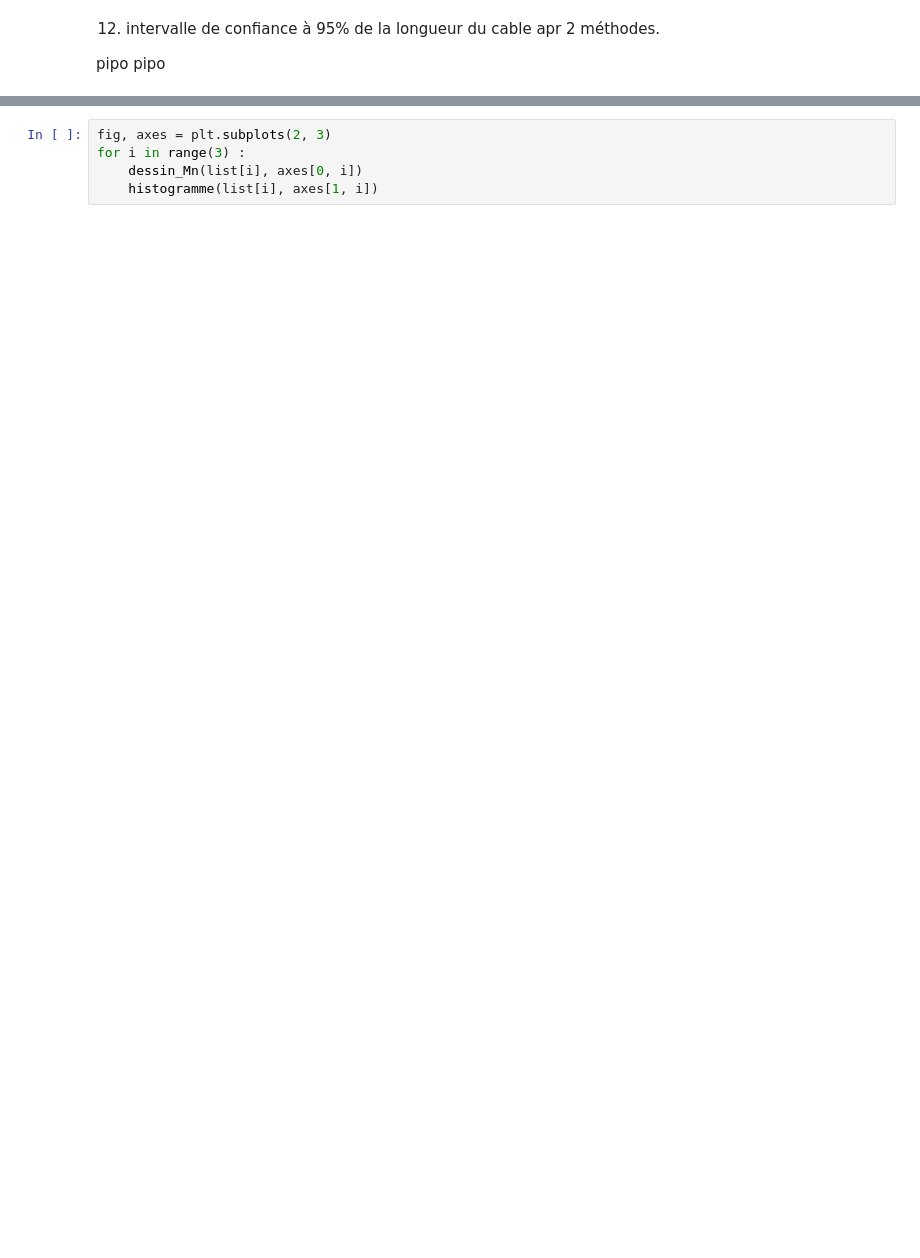
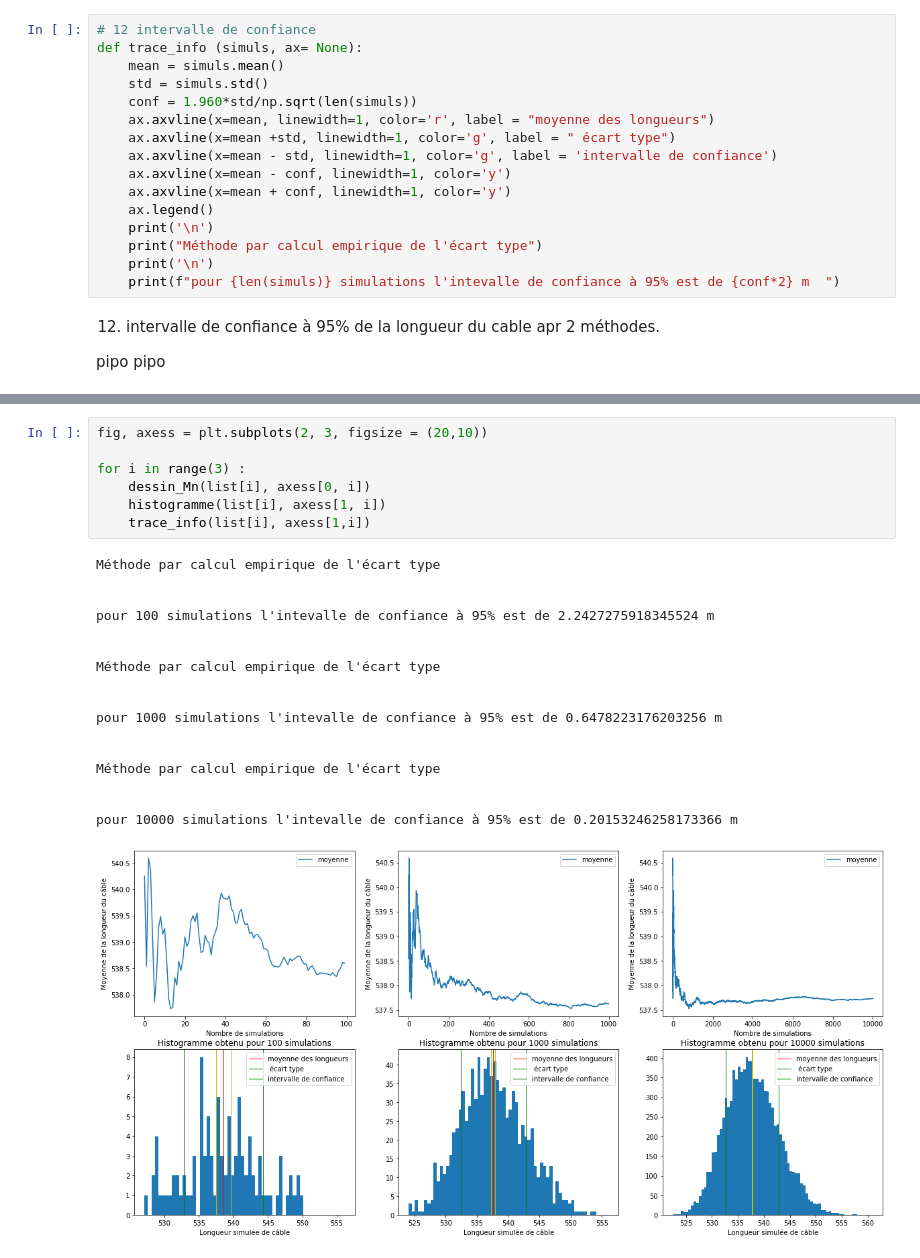
Before and after one commit to Gasp141/ProjetMaths3, a Jupyter notebook: ProjMaths3_bis.ipynb, the cells around one changed output, grey strips where cells are left out. Cells and saved outputs as stored; diff of their text form; blank space fills up the shorter version.

```diff
--- a/ProjMaths3_bis.ipynb
+++ b/ProjMaths3_bis.ipynb
@@ -488,3 +317,19 @@ historigramme(L)
+# %%
+# 12 intervalle de confiance
+def trace_info (simuls, ax= None):
+    mean = simuls.mean()
+    std = simuls.std()
+    conf = 1.960*std/np.sqrt(len(simuls))
+    ax.axvline(x=mean, linewidth=1, color='r', label = "moyenne des longueurs")
+    ax.axvline(x=mean +std, linewidth=1, color='g', label = " écart type")
+    ax.axvline(x=mean - std, linewidth=1, color='g', label = 'intervalle de confiance')
+    ax.axvline(x=mean - conf, linewidth=1, color='y')
+    ax.axvline(x=mean + conf, linewidth=1, color='y')
+    ax.legend()
+    print('\n')
+    print("Méthode par calcul empirique de l'écart type")
+    print('\n')
+    print(f"pour {len(simuls)} simulations l'intevalle de confiance à 95% est de {conf*2} m  ")
 # %% [markdown]
 12. intervalle de confiance à 95% de la longueur du cable apr 2 méthodes.
 
@@ -498,6 +345,26 @@ L3= longueur_simulée(100000)[0]
 list=[L1, L2, L3]
 # %%
-fig, axes = plt.subplots(2, 3)
+fig, axess = plt.subplots(2, 3, figsize = (20,10))
+
 for i in range(3) :
-    dessin_Mn(list[i], axes[0, i])
-    histogramme(list[i], axes[1, i])
+    dessin_Mn(list[i], axess[0, i])
+    histogramme(list[i], axess[1, i])
+    trace_info(list[i], axess[1,i])
+# %% [output]
+Méthode par calcul empirique de l'écart type
+
+
+pour 100 simulations l'intevalle de confiance à 95% est de 2.2427275918345524 m
+
+
+Méthode par calcul empirique de l'écart type
+
+
+pour 1000 simulations l'intevalle de confiance à 95% est de 0.6478223176203256 m
+
+
+Méthode par calcul empirique de l'écart type
+
+
+pour 10000 simulations l'intevalle de confiance à 95% est de 0.20153246258173366 m
+[figure, added]
```
Also changed, not shown: parts of 37 cells of this notebook.
